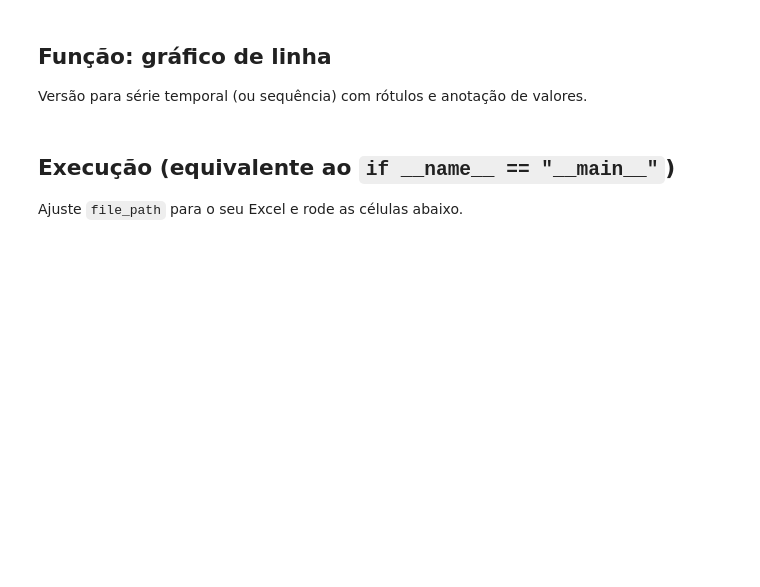
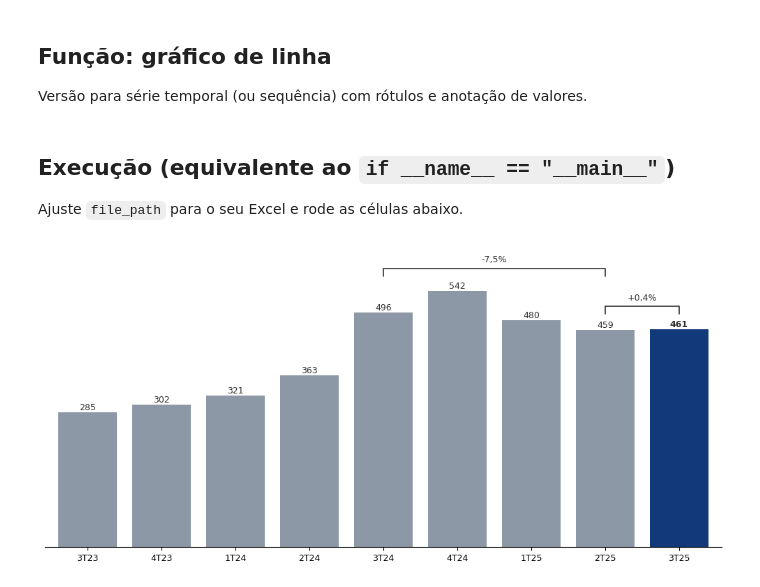
Before and after one commit to renatobortolotto/ppt-doc, a Jupyter notebook: test-ppt.ipynb, the cells around one changed output. Drawn from its saved outputs; the diff is of its cells as text; code cells hidden in the pictures; blank space fills up the shorter version.

```diff
--- a/test-ppt.ipynb
+++ b/test-ppt.ipynb
@@ -169,22 +418,29 @@ def plot_line_from_excel(
 Ajuste `file_path` para o seu Excel e rode as células abaixo.
 # %%
 # Ajuste aqui o nome/caminho do seu arquivo
-EXCEL_FILE = "seu_arquivo.xlsx"
+EXCEL_FILE = "/home/renato/ppt-doc/testing.xlsx"
 # %%
 # 1) Gráfico barras: Trimestres (D:H)
 plot_bar_from_excel(
     ExcelBarChartSpec(
         file_path=EXCEL_FILE,
         sheet_name="DRE Saida",
-        values_range="D18:H18",
-        xlabels_range="D3:H3",
-        ylabel_cell="C18",
+        values_range="C18:K18",
+        xlabels_range="C3:K3",
+        ylabel_cell="B18",
         title="Lucro Líquido - Trimestres",
         highlight_last=True,
+        show_delta_pct=True,
+        show_delta_bracket=True,
+        # Lógica pedida: último vs penúltimo; penúltimo vs (penúltimo - 3)
+        # (-2 vs -1) = 2T25 -> 3T25; (-5 vs -2) = 3T24 -> 2T25
+        delta_pairs=((-2, -1), (-5, -2)),
         output_path="01_lucro_trimestres.png",
     )
 )
 plt.show()
+# %% [output]
+[figure, added]
 # %%
 # 2) Gráfico barras: 9M (L:M)
 plot_bar_from_excel(
```
Also changed, not shown: parts of 6 cells of this notebook, 10 other files.
